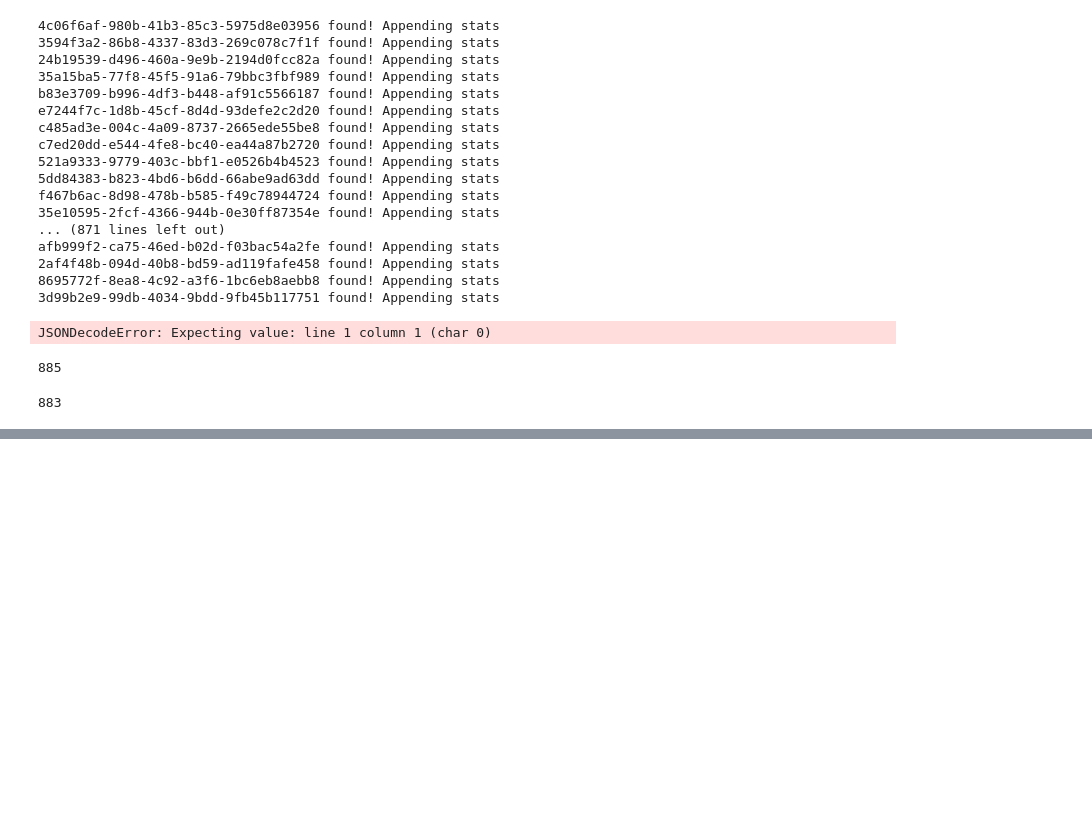
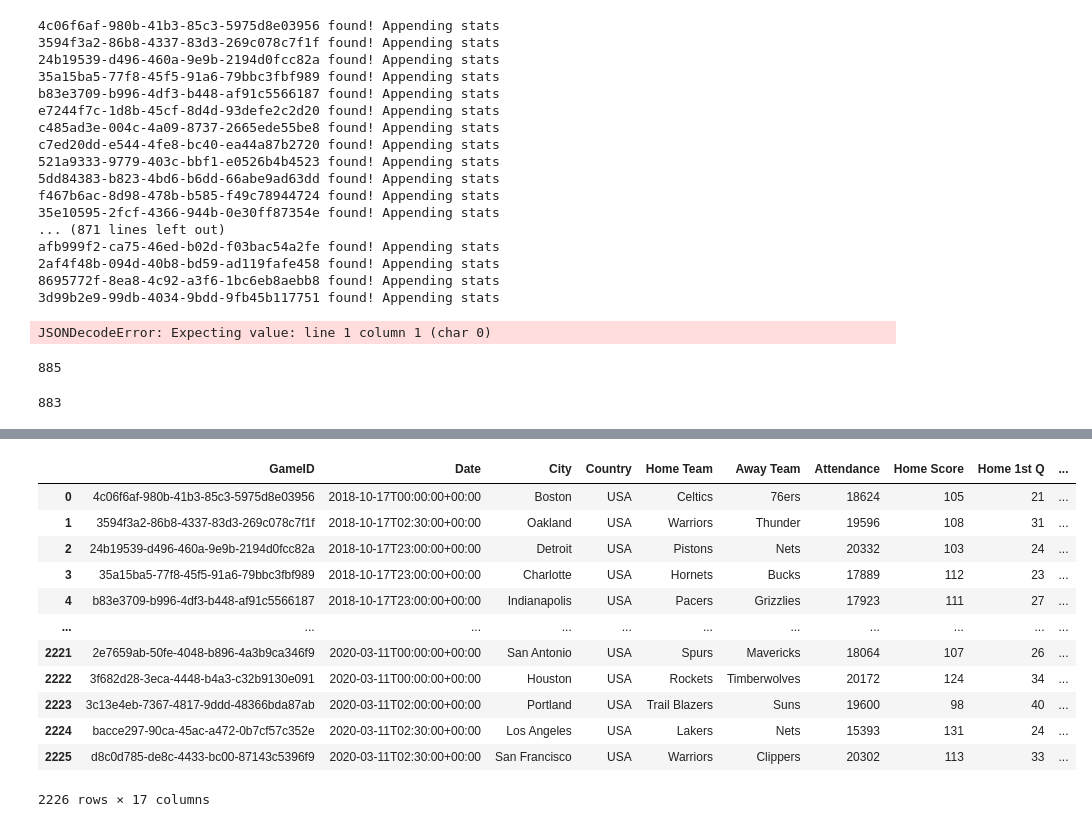
Before and after one commit to patrickjpatten/Project-1, a Jupyter notebook: Analysis/MainScriptNBA.ipynb, the cells around one changed output, grey strips where cells are left out. Drawn from its saved outputs; the diff is of its cells as text; code cells hidden in the pictures; blank space fills up the shorter version.

```diff
--- a/Analysis/MainScriptNBA.ipynb
+++ b/Analysis/MainScriptNBA.ipynb
@@ -305,6 +303,6 @@ NBA2_df
 NBA2_df.to_csv("../Output/NBA_2_df.csv", index=False, header=True)
 # %%
-# We used to Excel for combined to NBA_1 & NBA_2 manually then export to Csv file, Now we have All game id and statistics
-NBAMaster = "../Output/MASTER_NBA_DATA.csv"
+# We'd like to see data and how many rows
+NBAMaster = "../Output/NBA_1_df.csv"
 NBAMaster = pd.read_csv(NBAMaster, encoding="ISO-8859-1")
 NBAMaster
@@ -310,0 +341,4 @@ NBAMaster
+# %%
+# We need to do arrays same lenght then we can combined to both csv file
+NBAMaster= NBAMaster[:2226]
+NBAMaster
@@ -310,0 +359,20 @@ NBAMaster
+# %%
+# Now we can merge them
+MASTER_NBA_DATA = pd.concat([NBAMaster, NBAMaster2], axis=1)
+MASTER_NBA_DATA.to_csv("../Output/MASTER_NBA_DATA.csv", index=False, header=True)
+# Now we have All game id and statistics
+MASTER_NBA_DATA
+# %% [output]
+|  | GameID | Date | City | Country | Home Team | Away Team | Attendance | Home Score | Home 1st Q | ... |
+| 0 | 4c06f6af-980b-41b3-85c3-5975d8e03956 | 2018-10-17T00:00:00+00:00 | Boston | USA | Celtics | 76ers | 18624 | 105 | 21 | ... |
+| 1 | 3594f3a2-86b8-4337-83d3-269c078c7f1f | 2018-10-17T02:30:00+00:00 | Oakland | USA | Warriors | Thunder | 19596 | 108 | 31 | ... |
+| 2 | 24b19539-d496-460a-9e9b-2194d0fcc82a | 2018-10-17T23:00:00+00:00 | Detroit | USA | Pistons | Nets | 20332 | 103 | 24 | ... |
+| 3 | 35a15ba5-77f8-45f5-91a6-79bbc3fbf989 | 2018-10-17T23:00:00+00:00 | Charlotte | USA | Hornets | Bucks | 17889 | 112 | 23 | ... |
+| 4 | b83e3709-b996-4df3-b448-af91c5566187 | 2018-10-17T23:00:00+00:00 | Indianapolis | USA | Pacers | Grizzlies | 17923 | 111 | 27 | ... |
+| ... | ... | ... | ... | ... | ... | ... | ... | ... | ... | ... |
+| 2221 | 2e7659ab-50fe-4048-b896-4a3b9ca346f9 | 2020-03-11T00:00:00+00:00 | San Antonio | USA | Spurs | Mavericks | 18064 | 107 | 26 | ... |
+| 2222 | 3f682d28-3eca-4448-b4a3-c32b9130e091 | 2020-03-11T00:00:00+00:00 | Houston | USA | Rockets | Timberwolves | 20172 | 124 | 34 | ... |
+| 2223 | 3c13e4eb-7367-4817-9ddd-48366bda87ab | 2020-03-11T02:00:00+00:00 | Portland | USA | Trail Blazers | Suns | 19600 | 98 | 40 | ... |
+| 2224 | bacce297-90ca-45ac-a472-0b7cf57c352e | 2020-03-11T02:30:00+00:00 | Los Angeles | USA | Lakers | Nets | 15393 | 131 | 24 | ... |
+| 2225 | d8c0d785-de8c-4433-bc00-87143c5396f9 | 2020-03-11T02:30:00+00:00 | San Francisco | USA | Warriors | Clippers | 20302 | 113 | 33 | ... |
+2226 rows × 17 columns
```
Also changed, not shown: parts of 6 cells of this notebook, 1 other file.
